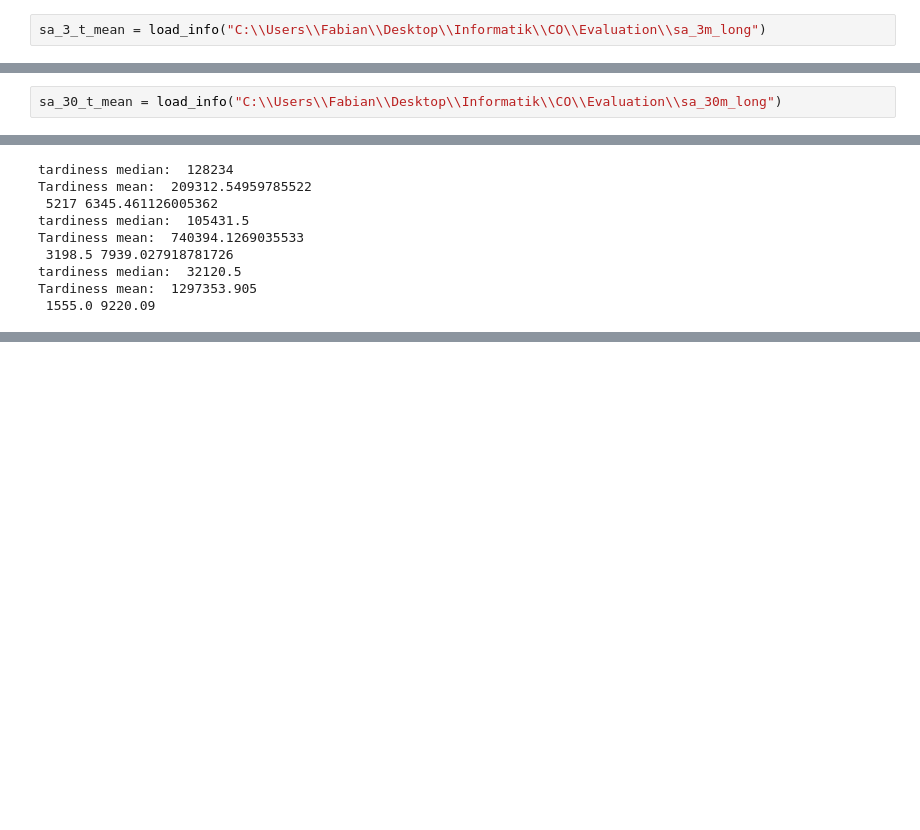
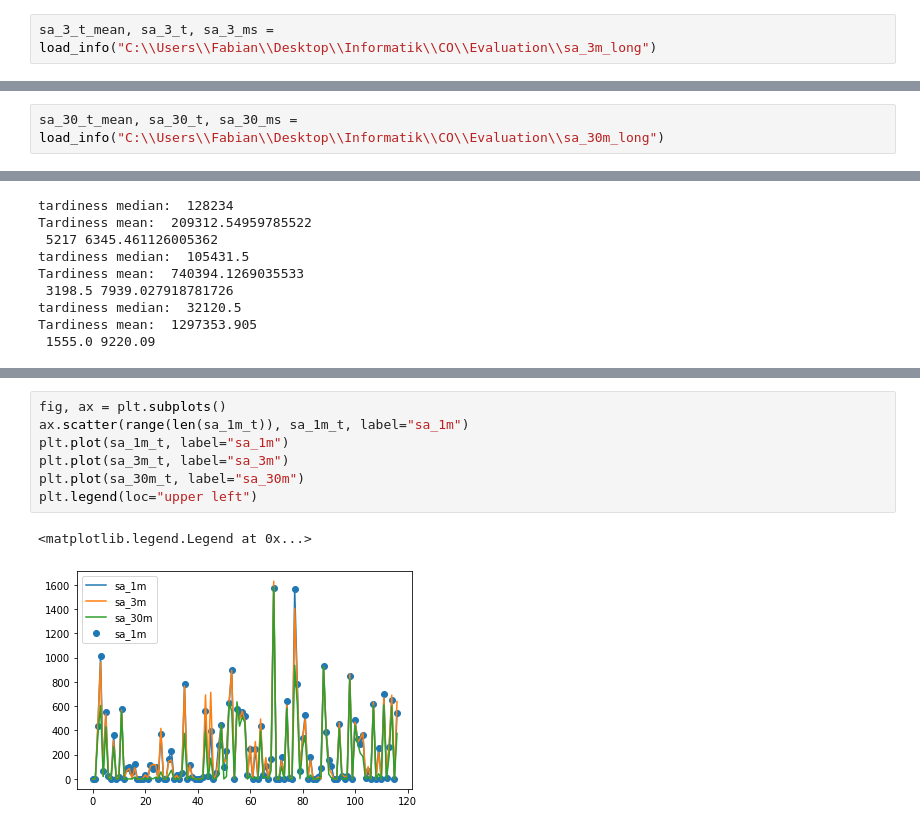
Before and after one commit to ocatias/Metaheuristic-UPMS, a Jupyter notebook: Notebooks/FigureNotebooks.ipynb, the cells around one changed output, grey strips where cells are left out. Drawn from its saved outputs; the diff is of its cells as text; blank space fills up the shorter version.

```diff
--- a/Notebooks/FigureNotebooks.ipynb
+++ b/Notebooks/FigureNotebooks.ipynb
@@ -175,13 +187,13 @@ tardiness median:  73.5
 Tardiness mean:  662.4416666666667
  1933.0 4478.6258333333335
 # %%
-sa_3_t_mean = load_info("C:\\Users\\Fabian\\Desktop\\Informatik\\CO\\Evaluation\\sa_3m_long")
+sa_3_t_mean, sa_3_t, sa_3_ms = load_info("C:\\Users\\Fabian\\Desktop\\Informatik\\CO\\Evaluation\\sa_3m_long")
 # %% [output]
 tardiness median:  71.5
 Tardiness mean:  347.9275
  1227.0 3862.3316666666665
 # %%
-sa_30_t_mean = load_info("C:\\Users\\Fabian\\Desktop\\Informatik\\CO\\Evaluation\\sa_30m_long")
+sa_30_t_mean, sa_30_t, sa_30_ms = load_info("C:\\Users\\Fabian\\Desktop\\Informatik\\CO\\Evaluation\\sa_30m_long")
 # %% [output]
 tardiness median:  7.0
 Tardiness mean:  216.63333333333333
@@ -271,0 +347,10 @@ Tardiness mean:  1919818.4792899408
+# %%
+fig, ax = plt.subplots()
+ax.scatter(range(len(sa_1m_t)), sa_1m_t, label="sa_1m")
+plt.plot(sa_1m_t, label="sa_1m")
+plt.plot(sa_3m_t, label="sa_3m")
+plt.plot(sa_30m_t, label="sa_30m")
+plt.legend(loc="upper left")
+# %% [output]
+<matplotlib.legend.Legend at 0x...>
+[figure, added]
```
Also changed, not shown: parts of 12 cells of this notebook.
